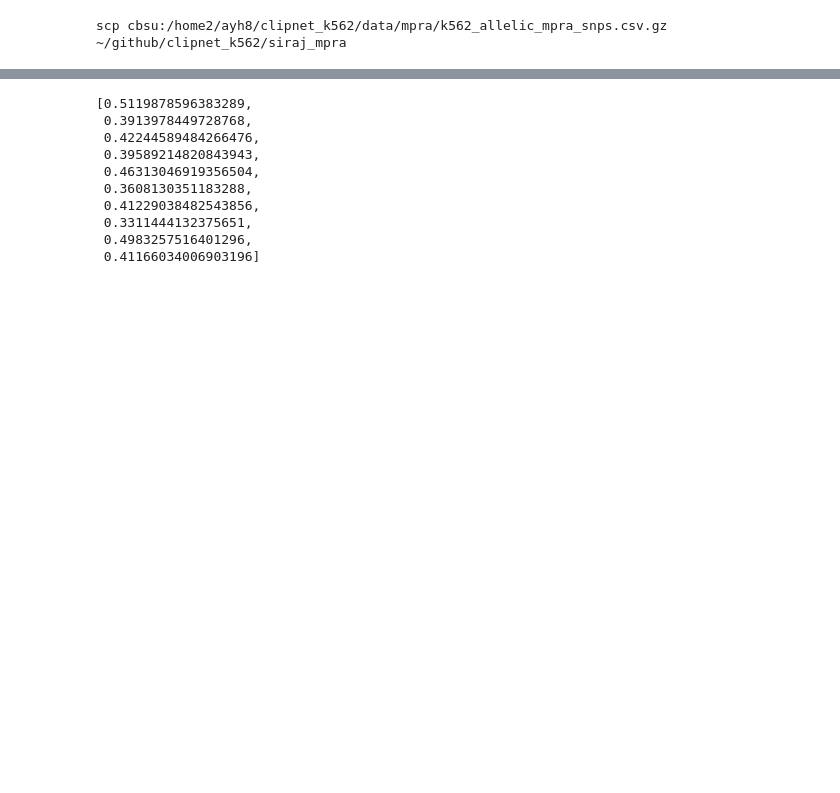
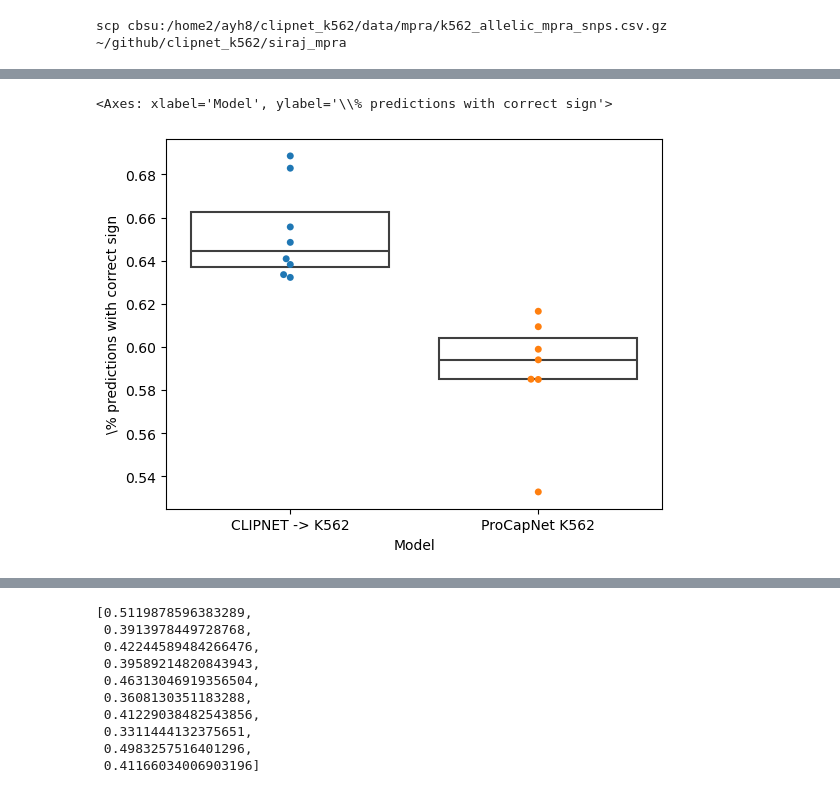
Before and after one commit to Danko-Lab/clipnet_k562, a Jupyter notebook: siraj_mpra/visualize_predictions.ipynb, the cells around one changed output, grey strips where cells are left out. Saved outputs shown, nothing was run; the diff lists cells and outputs as text; code cells hidden in the pictures; blank space fills up the shorter version.

```diff
--- a/siraj_mpra/visualize_predictions.ipynb
+++ b/siraj_mpra/visualize_predictions.ipynb
@@ -73 +51,27 @@ sign_correct_p
+# %%
+signs = [
+    (np.sign(data[data.fold == fold].pred) == np.sign(data[data.fold == fold].expt)).mean()
+    for fold in range(10)
+]
+signs_procapnet = (np.sign(data.pred_procapnet) == np.sign(data.expt)).mean()
+signs_procapnet_folds = [
+    (np.sign(data[f"procapnet_fold_{i}"]) == np.sign(data.expt)).mean()
+    for i in range(7)
+]
+
+signs_plot = pd.DataFrame(
+    signs[1:] + signs_procapnet_folds,
+    index=["CLIPNET -> K562"] * 9 + ["ProCapNet K562"] * 7
+)
+signs_plot.reset_index(inplace=True)
+signs_plot.columns = ["Model", "\\% predictions with correct sign"]
+# %%
+sns.boxplot(
+    data=signs_plot[1:], x="Model", y="\\% predictions with correct sign",
+    boxprops={'facecolor':'None'}, showfliers=False, whiskerprops={'linewidth':0}, showcaps=False,
+)
+sns.swarmplot(data=signs_plot[1:], x="Model", y="\\% predictions with correct sign")
+# %% [output]
+<Axes: xlabel='Model', ylabel='\\% predictions with correct sign'>
+[figure, added]
 # %%
```
Also changed, not shown: parts of 16 cells of this notebook, 2 other files.
